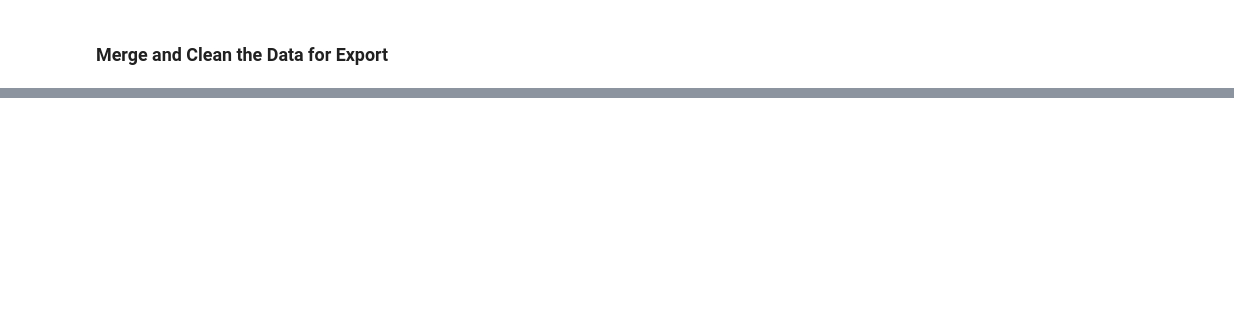
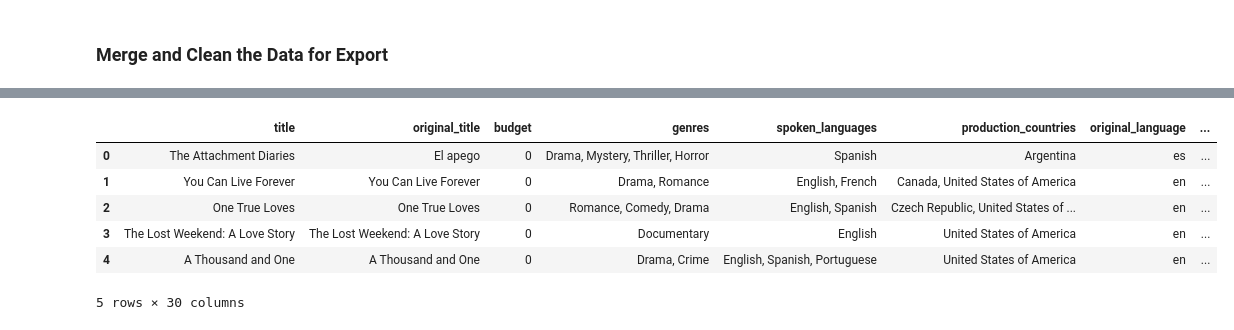
Before and after one commit to RyanWeigel32/data_sourcing_challenge, a Jupyter notebook: retrieve_movie_data.ipynb, the cells around one changed output, grey strips where cells are left out. Cells and saved outputs as stored; diff of their text form; code cells hidden in the pictures; blank space fills up the shorter version.

```diff
--- a/retrieve_movie_data.ipynb
+++ b/retrieve_movie_data.ipynb
@@ -679,2 +496,14 @@ movies_df
 # %%
 # Drop "byline.person" column
+merged_movie_data = merged_movie_data.drop(columns=['byline.person'])
+
+
+merged_movie_data.head()
+# %% [output]
+|  | title | original_title | budget | genres | spoken_languages | production_countries | original_language | ... |
+| 0 | The Attachment Diaries | El apego | 0 | Drama, Mystery, Thriller, Horror | Spanish | Argentina | es | ... |
+| 1 | You Can Live Forever | You Can Live Forever | 0 | Drama, Romance | English, French | Canada, United States of America | en | ... |
+| 2 | One True Loves | One True Loves | 0 | Romance, Comedy, Drama | English, Spanish | Czech Republic, United States of ... | en | ... |
+| 3 | The Lost Weekend: A Love Story | The Lost Weekend: A Love Story | 0 | Documentary | English | United States of America | en | ... |
+| 4 | A Thousand and One | A Thousand and One | 0 | Drama, Crime | English, Spanish, Portuguese | United States of America | en | ... |
+5 rows × 30 columns
```
Also changed, not shown: parts of 18 cells of this notebook, 1 other file.
